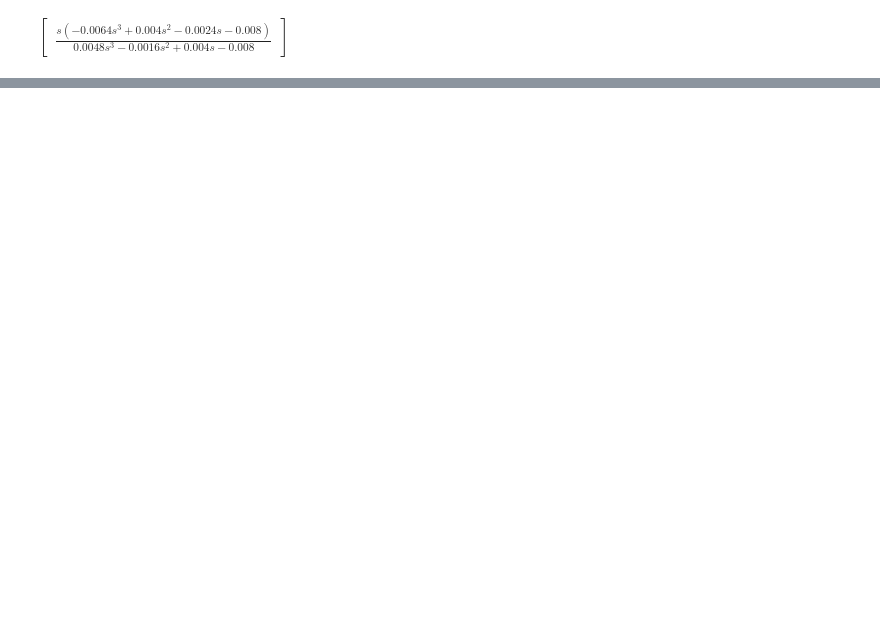
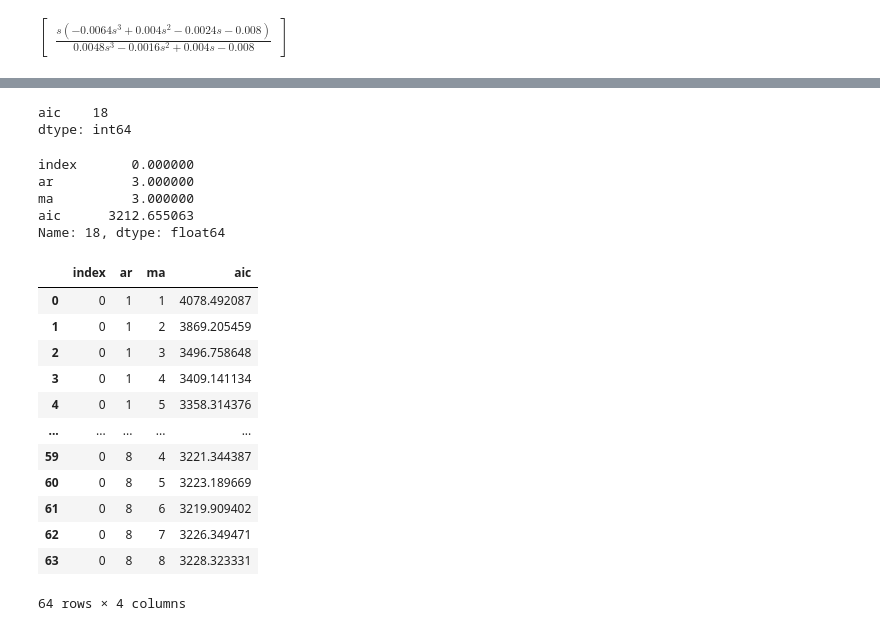
Before and after one commit to TheoKwong/Statespace-Data-Sim, a Jupyter notebook: Data_Simulation.ipynb, the cells around one changed output, grey strips where cells are left out. Saved outputs shown, nothing was run; the diff lists cells and outputs as text; code cells hidden in the pictures; blank space fills up the shorter version.

```diff
--- a/Data_Simulation.ipynb
+++ b/Data_Simulation.ipynb
@@ -538,0 +617,50 @@ res_arma3.plot_diagnostics()
+# %%
+#AIC = np.empty([5,5])
+AIC_df = pd.DataFrame()
+d = 8
+for i in range(1,d+1):
+    for j in range(1,d+1):
+        # We could fit an AR(2) model, described above
+        mod = sm.tsa.SARIMAX(endogARMA3, order=(i,0,j))
+        # Note that mod_ar2 is an instance of the SARIMAX class
+
+        # Fit the model via maximum likelihood
+        res = mod.fit()
+
+        aic = res.aic
+        #AIC[i-1,j-1] = aic
+        temp = pd.DataFrame({'ar': [i],\
+                            'ma': [j],\
+                            'aic': [aic]})
+
+        AIC_df = AIC_df.append(temp)
+AIC_df = AIC_df.reset_index()
+# %%
+AIC_df[['aic']].idxmin()
+# %% [output]
+aic    18
+dtype: int64
+# %%
+AIC_df.iloc[18]
+# %% [output]
+index       0.000000
+ar          3.000000
+ma          3.000000
+aic      3212.655063
+Name: 18, dtype: float64
+# %%
+AIC_df
+# %% [output]
+|  | index | ar | ma | aic |
+| 0 | 0 | 1 | 1 | 4078.492087 |
+| 1 | 0 | 1 | 2 | 3869.205459 |
+| 2 | 0 | 1 | 3 | 3496.758648 |
+| 3 | 0 | 1 | 4 | 3409.141134 |
+| 4 | 0 | 1 | 5 | 3358.314376 |
+| ... | ... | ... | ... | ... |
+| 59 | 0 | 8 | 4 | 3221.344387 |
+| 60 | 0 | 8 | 5 | 3223.189669 |
+| 61 | 0 | 8 | 6 | 3219.909402 |
+| 62 | 0 | 8 | 7 | 3226.349471 |
+| 63 | 0 | 8 | 8 | 3228.323331 |
+64 rows × 4 columns
```
Also changed, not shown: parts of 28 cells of this notebook.
